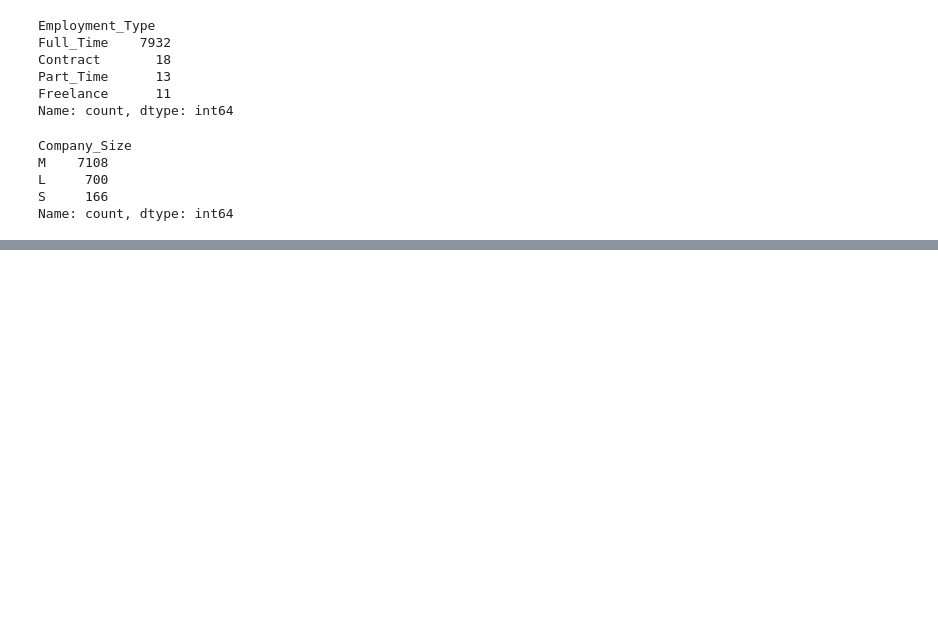
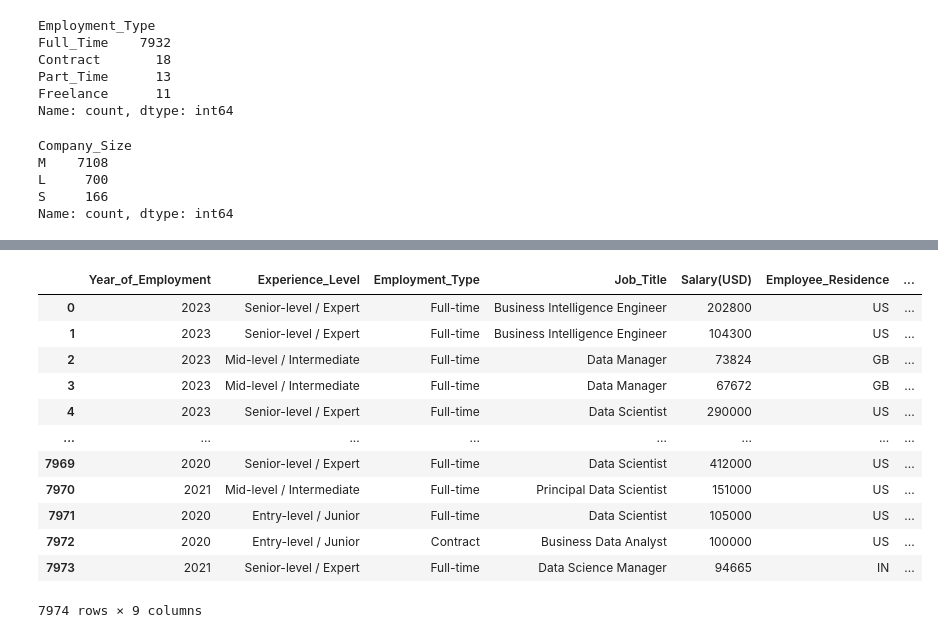
Before and after one commit to Breeze0122/project-1-Data-jobs-salary, a Jupyter notebook: Data_salary_Final.ipynb, the cells around one changed output, grey strips where cells are left out. Cells and saved outputs as stored; diff of their text form; code cells hidden in the pictures; blank space fills up the shorter version.

```diff
--- a/Data_salary_Final.ipynb
+++ b/Data_salary_Final.ipynb
@@ -390,0 +431,65 @@ Name: count, dtype: int64
+# %%
+#Transforming Data
+
+#Renaming Columns to be more verbose and readable
+data_salary.rename(columns= {'work_year':'Year_of_Employment',
+                    'experience_level':'Experience_Level',
+                    'employment_type':'Employment_Type',
+                    'job_title':'Job_Title',
+                    'employee_residence':'Employee_Residence',
+                    'salary_in_usd':'Salary(USD)',
+                    'remote_ratio': 'Remote_Status',
+                    'company_location':'Company_Location',
+                    'company_size':'Company_Size'}, inplace=True)
+
+#Renaming Values in Columns to be more Verbose
+#Renaming row values in Experience_Level
+exp_dict = {'EN': 'Entry-level / Junior',
+            'MI': 'Mid-level / Intermediate',
+            'SE': 'Senior-level / Expert',
+            'EX': 'Executive-level / Director'}
+data_salary['Experience_Level'] = data_salary['Experience_Level'].replace(exp_dict)
+
+#Renaming row values in Employment_Type
+emp_dict = {'PT': 'Part-time',
+            'FT': 'Full-time',
+            'CT': 'Contract',
+            'FL':' Freelance'}
+data_salary['Employment_Type'] = data_salary['Employment_Type'].replace(emp_dict)
+
+#Replacing certain Shorthand Job Titles with their Long Form
+title_dict = {'ML Engineer': 'Machine Learning Engineer',
+              'BI Analyst': 'Business Intelligence Analyst',
+              'BI Data Analyst': 'Business Intelligence Analyst',
+              'BI Developer': 'Business Intelligence Developer',
+              'BI Data Engineer': 'Business Intelligence Engineer'}
+data_salary_df['Job_Title'] = data_salary_df['Job_Title'].replace(title_dict)
+
+#Renaming row values in Remote_Status
+remote_dict = {0: 'No Remote Work (Less than 20%)',
+               50: 'Partially Remote/Hybrid',
+               100: 'Fully Remote (More than 80%)'}
+data_salary['Remote_Status'] = data_salary['Remote_Status'].replace(remote_dict)
+
+#Renaming row values in Company_Size
+size_dict = {'S': 'Small (Less than 50 Employees)',
+             'M': 'Medium (50 to 250 Employees)',
+             'L': 'Large (More than 250 Employees)'}
+data_salary['Company_Size'] = data_salary['Company_Size'].replace(size_dict)
+
+#Final Table
+data_salary
+# %% [output]
+|  | Year_of_Employment | Experience_Level | Employment_Type | Job_Title | Salary(USD) | Employee_Residence | ... |
+| 0 | 2023 | Senior-level / Expert | Full-time | Business Intelligence Engineer | 202800 | US | ... |
+| 1 | 2023 | Senior-level / Expert | Full-time | Business Intelligence Engineer | 104300 | US | ... |
+| 2 | 2023 | Mid-level / Intermediate | Full-time | Data Manager | 73824 | GB | ... |
+| 3 | 2023 | Mid-level / Intermediate | Full-time | Data Manager | 67672 | GB | ... |
+| 4 | 2023 | Senior-level / Expert | Full-time | Data Scientist | 290000 | US | ... |
+| ... | ... | ... | ... | ... | ... | ... | ... |
+| 7969 | 2020 | Senior-level / Expert | Full-time | Data Scientist | 412000 | US | ... |
+| 7970 | 2021 | Mid-level / Intermediate | Full-time | Principal Data Scientist | 151000 | US | ... |
+| 7971 | 2020 | Entry-level / Junior | Full-time | Data Scientist | 105000 | US | ... |
+| 7972 | 2020 | Entry-level / Junior | Contract | Business Data Analyst | 100000 | US | ... |
+| 7973 | 2021 | Senior-level / Expert | Full-time | Data Science Manager | 94665 | IN | ... |
+7974 rows × 9 columns
```
Also changed, not shown: parts of 20 cells of this notebook.
